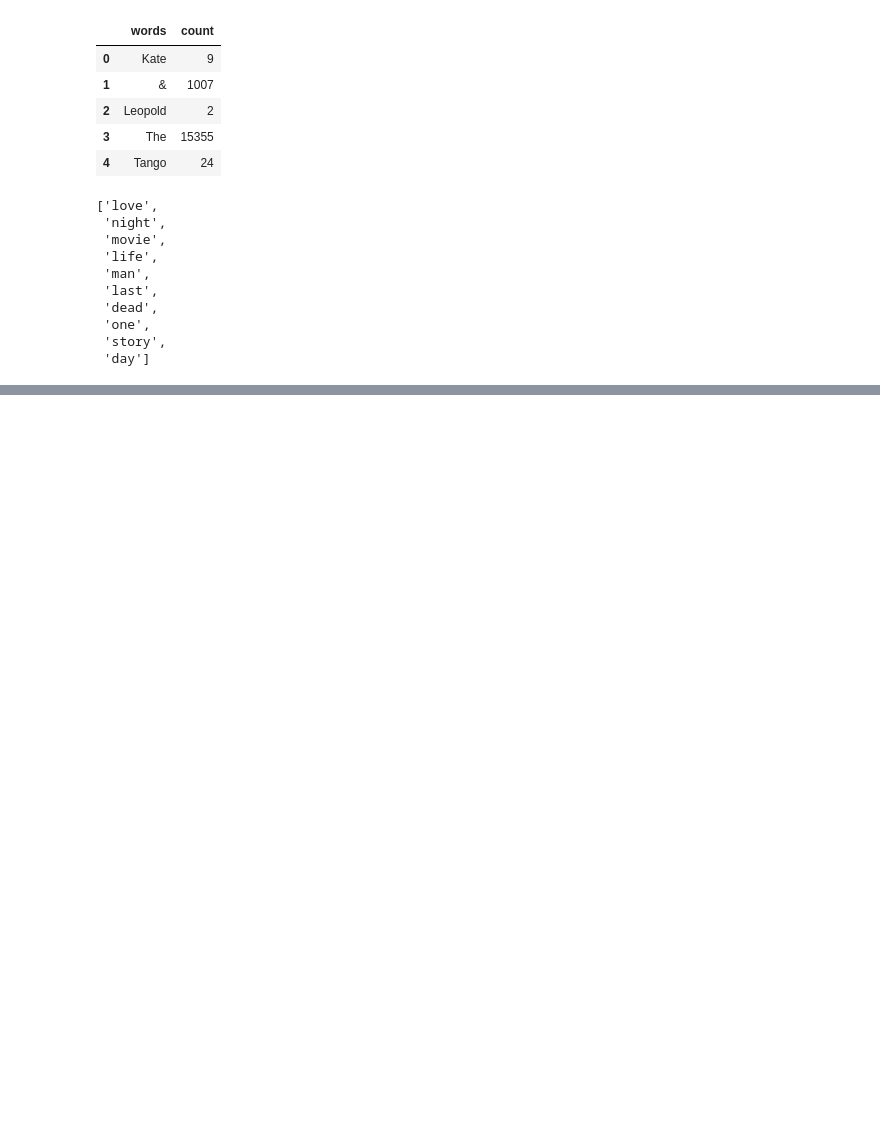
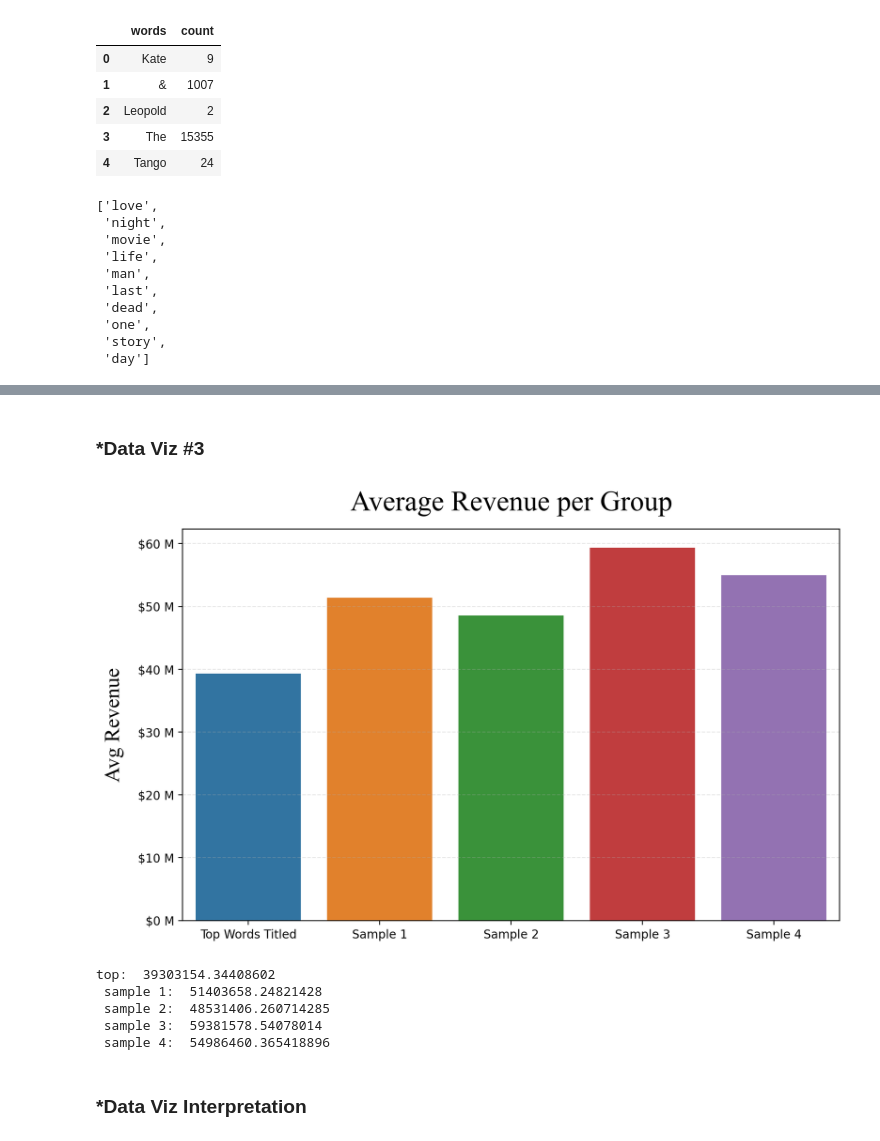
Before and after one commit to CRPeace/Movie_Data_API_Stats_Analysis, a Jupyter notebook: C.Peace_Project_3_Part_4-Hypothesis-Testing.ipynb, the cells around one changed output, grey strips where cells are left out. Drawn from its saved outputs; the diff is of its cells as text; code cells hidden in the pictures; blank space fills up the shorter version.

```diff
--- a/C.Peace_Project_3_Part_4-Hypothesis-Testing.ipynb
+++ b/C.Peace_Project_3_Part_4-Hypothesis-Testing.ipynb
@@ -1088,0 +1091,33 @@ We have a p-value just below our alpha of 0.05 (p-value = 0.032), so we can reje
+# %% [markdown]
+### ***Data Viz #3**
+# %%
+# plotting the data
+fig, ax = plt.subplots(figsize=(10,6), dpi=200)
+sns.barplot(x=['Top Words Titled', 'Sample 1',
+               'Sample 2', 'Sample 3', 'Sample 4'],
+            y=[top_sample['revenue'].mean(), sample_1['revenue'].mean(),
+               sample_2['revenue'].mean(), sample_3['revenue'].mean(),
+               sample_4['revenue'].mean()], ax=ax)
+
+ax.set_title('Average Revenue per Group', fontsize=24, pad=16,
+            fontfamily='Times New Roman')
+ax.set_ylabel('Avg Revenue', fontsize=18, labelpad=12,
+            fontfamily='Times New Roman')
+ax.yaxis.set_major_formatter(price_fmt_100k)
+ax.grid(axis='y', alpha=.3, ls='--');
+# %% [output]
+[figure, added]
+# %%
+print('top: ', top_sample['revenue'].mean(), '\n',
+      'sample 1: ', sample_1['revenue'].mean(), '\n',
+      'sample 2: ', sample_2['revenue'].mean(), '\n',
+      'sample 3: ', sample_3['revenue'].mean(), '\n',
+      'sample 4: ', sample_4['revenue'].mean())
+# %% [output]
+top:  39303154.34408602
+ sample 1:  51403658.24821428
+ sample 2:  48531406.260714285
+ sample 3:  59381578.54078014
+ sample 4:  54986460.365418896
+# %% [markdown]
+### ***Data Viz Interpretation**
```
Also changed, not shown: parts of 64 cells of this notebook.
